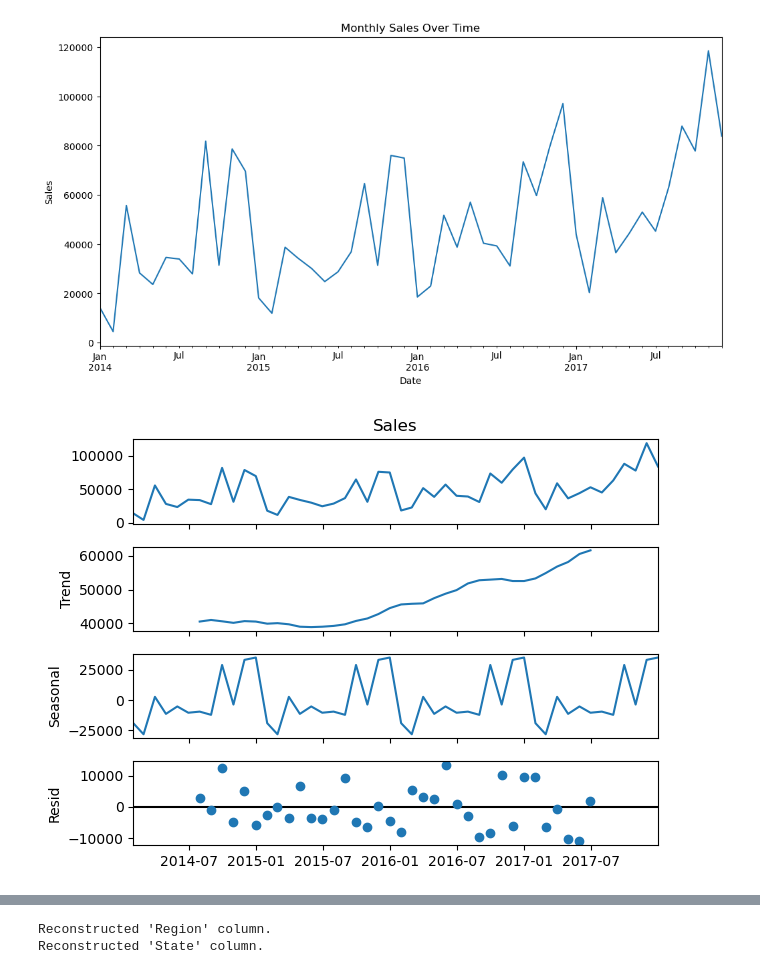
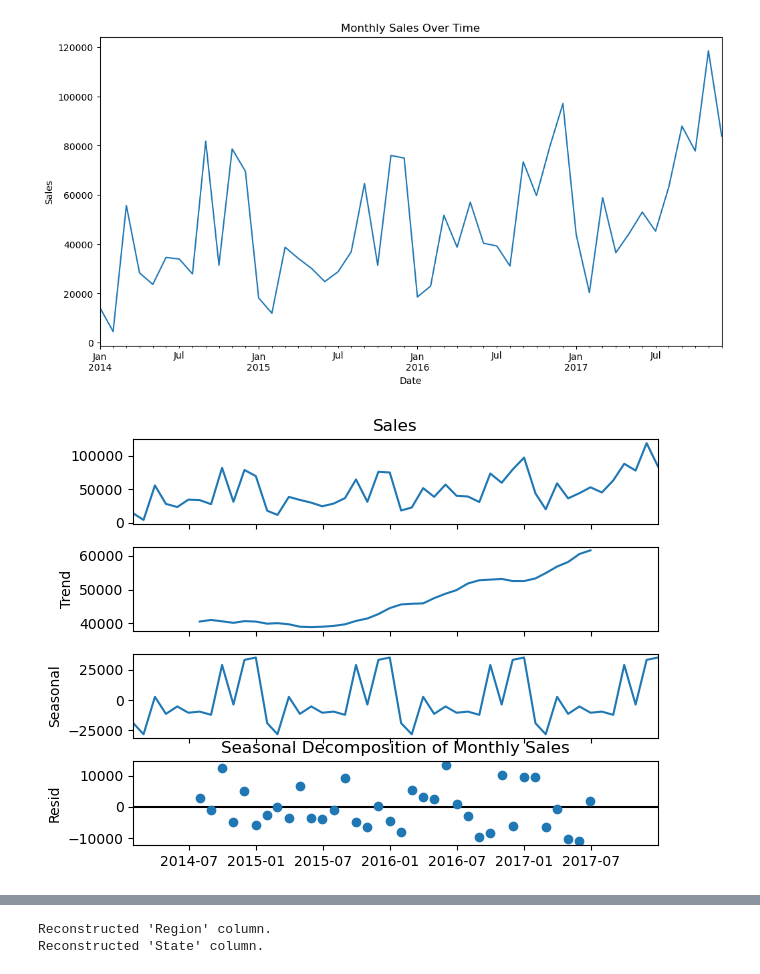
Before and after one commit to yrehim7/superstore_eda_analysis, a Jupyter notebook: main.ipynb, the cells around one changed output, grey strips where cells are left out. Drawn from its saved outputs; the diff is of its cells as text; code cells hidden in the pictures.

```diff
--- a/main.ipynb
+++ b/main.ipynb
@@ -681,9 +713,11 @@ plt.ylabel("Sales")
 plt.show()
 # %% [output]
 [figure]
-# %%
-result = seasonal_decompose(monthly_sales, model='additive')
-result.plot()
-plt.show()
-# %% [output]
-[figure, removed]
+# %%
+result = seasonal_decompose(monthly_sales, model='additive')
+result.plot()
+plt.title("Seasonal Decomposition of Monthly Sales")
+plt.savefig("images/Seasonal Decomposition of Monthly Sales.png", dpi=300, bbox_inches='tight')  # Save as PNG file
+plt.show()
+# %% [output]
+[figure, added]
```
Also changed, not shown: parts of 38 cells of this notebook, 14 other files.
